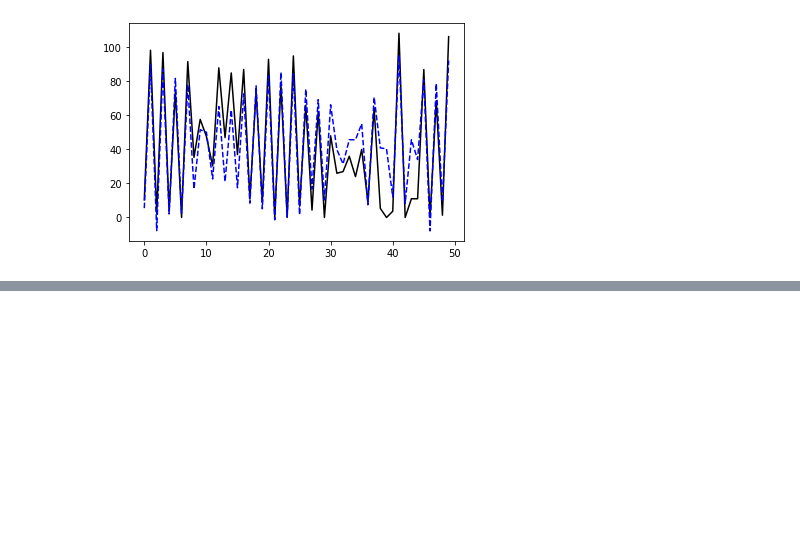
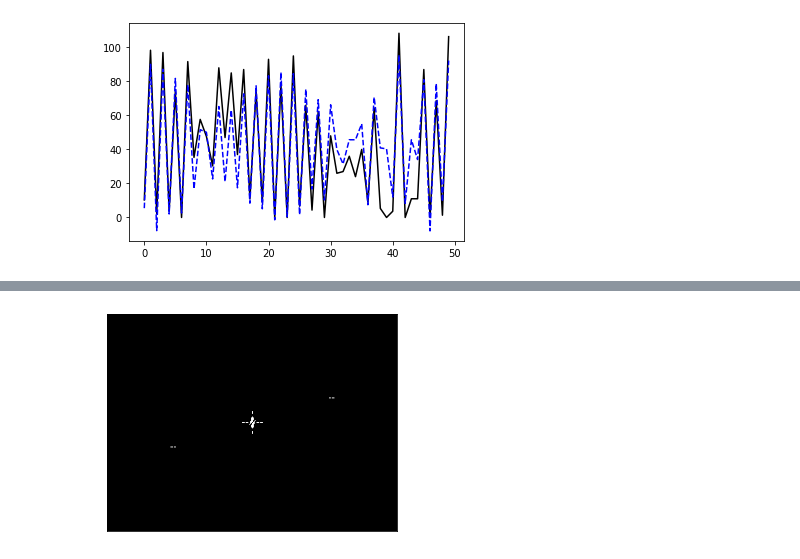
Before and after one commit to Tian99/Robust-eye-gaze-tracker, a Jupyter notebook: doc/Report-wf2020-10-22.ipynb, the cells around one changed output, grey strips where cells are left out. Saved outputs shown, nothing was run; the diff lists cells and outputs as text; code cells hidden in the pictures; blank space fills up the shorter version.

```diff
--- a/doc/Report-wf2020-10-22.ipynb
+++ b/doc/Report-wf2020-10-22.ipynb
@@ -262,0 +288,14 @@ cvplt(img-img_back2)
+# %%
+pat1 = np.mean(frames[0],axis=2)
+
+spec_orig = np.fft.fft2(pat1);
+spec_img = np.fft.fftshift(spec_orig);
+# widget
+%matplotlib inline
+cplx = abs(np.imag(spec_img))
+thres = np.max(cplx)/10
+cplx_mask=np.ma.masked_greater(abs(cplx), thres, copy=T)
+cvplt(cplx_mask.mask)
+coords = np.argwhere(cplx>thres)
+# %% [output]
+[figure, added]
```
Also changed, not shown: parts of 12 cells of this notebook, 2 other files.
